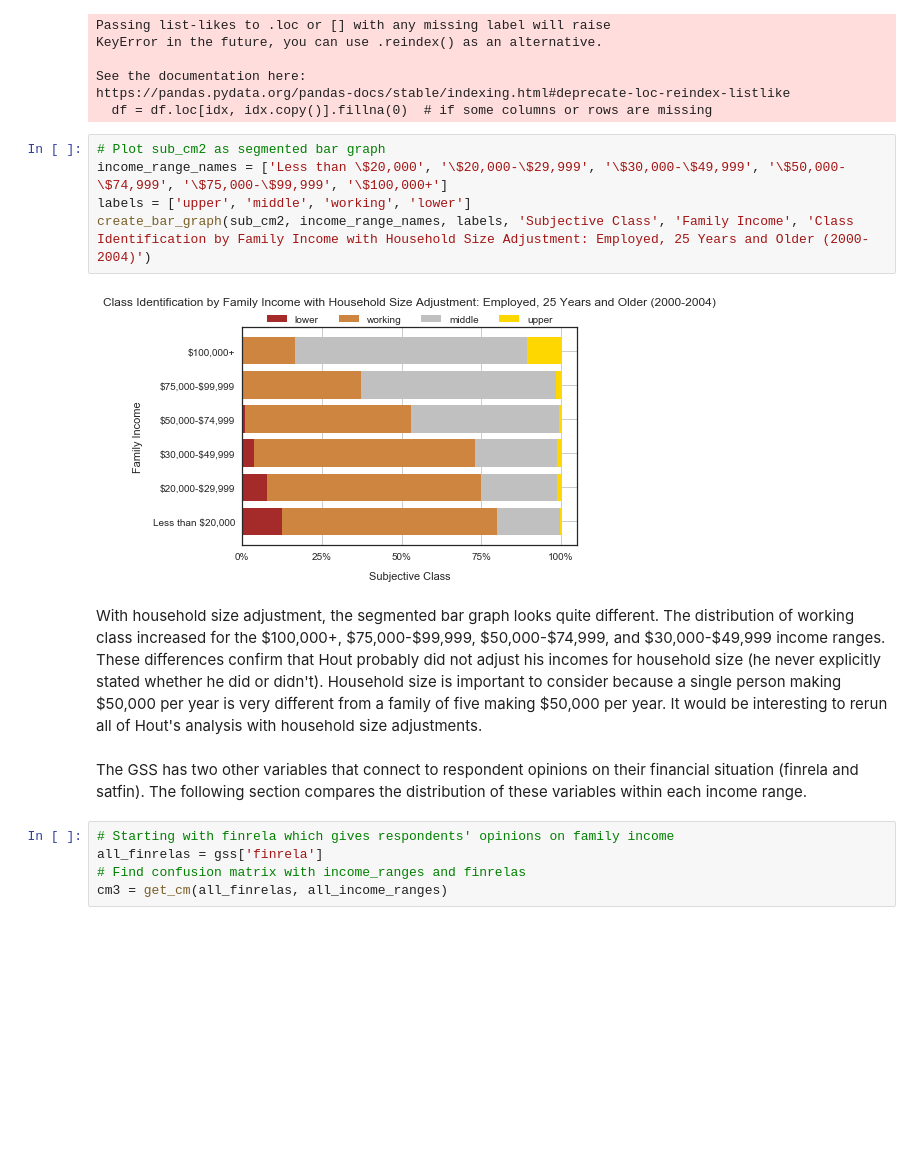
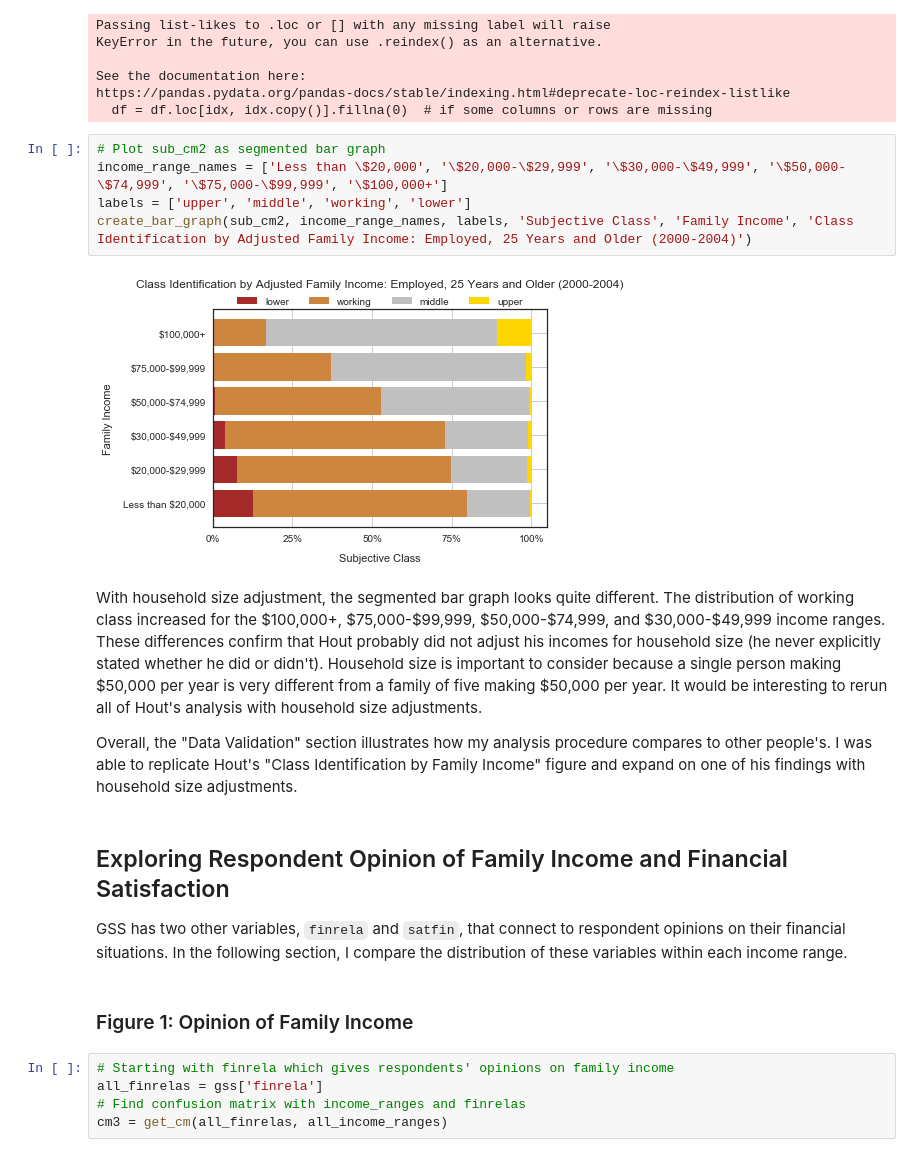
Before and after one commit to coverney/ThinkStats2, a Jupyter notebook: project1/project1.ipynb, the cells around one changed output. Cells and saved outputs as stored; diff of their text form; blank space fills up the shorter version.

```diff
--- a/project1/project1.ipynb
+++ b/project1/project1.ipynb
@@ -497,14 +557,19 @@ https://pandas.pydata.org/pandas-docs/stable/indexing.html#deprecate-loc-reindex
 # %%
 # Plot sub_cm2 as segmented bar graph
 income_range_names = ['Less than \$20,000', '\$20,000-\$29,999', '\$30,000-\$49,999', '\$50,000-\$74,999', '\$75,000-\$99,999', '\$100,000+']
 labels = ['upper', 'middle', 'working', 'lower']
-create_bar_graph(sub_cm2, income_range_names, labels, 'Subjective Class', 'Family Income', 'Class Identification by Family Income with Household Size Adjustment: Employed, 25 Years and Older (2000-2004)')
+create_bar_graph(sub_cm2, income_range_names, labels, 'Subjective Class', 'Family Income', 'Class Identification by Adjusted Family Income: Employed, 25 Years and Older (2000-2004)')
 # %% [output]
-[figure, old version]
+[figure, new version]
 # %% [markdown]
 With household size adjustment, the segmented bar graph looks quite different. The distribution of working class increased for the \$100,000+, \$75,000-\$99,999, \$50,000-\$74,999, and \$30,000-\$49,999 income ranges. These differences confirm that Hout probably did not adjust his incomes for household size (he never explicitly stated whether he did or didn't). Household size is important to consider because a single person making \$50,000 per year is very different from a family of five making \$50,000 per year. It would be interesting to rerun all of Hout's analysis with household size adjustments.
+
+Overall, the "Data Validation" section illustrates how my analysis procedure compares to other people's. I was able to replicate Hout's "Class Identification by Family Income" figure and expand on one of his findings with household size adjustments.
 # %% [markdown]
-The GSS has two other variables that connect to respondent opinions on their financial situation (finrela and satfin). The following section compares the distribution of these variables within each income range.
+## Exploring Respondent Opinion of Family Income and Financial Satisfaction
+GSS has two other variables, `finrela` and `satfin`, that connect to respondent opinions on their financial situations. In the following section, I compare the distribution of these variables within each income range.
+# %% [markdown]
+### Figure 1: Opinion of Family Income
 # %%
 # Starting with finrela which gives respondents' opinions on family income
 all_finrelas = gss['finrela']
```
Also changed, not shown: parts of 46 cells of this notebook, 5 other files.
